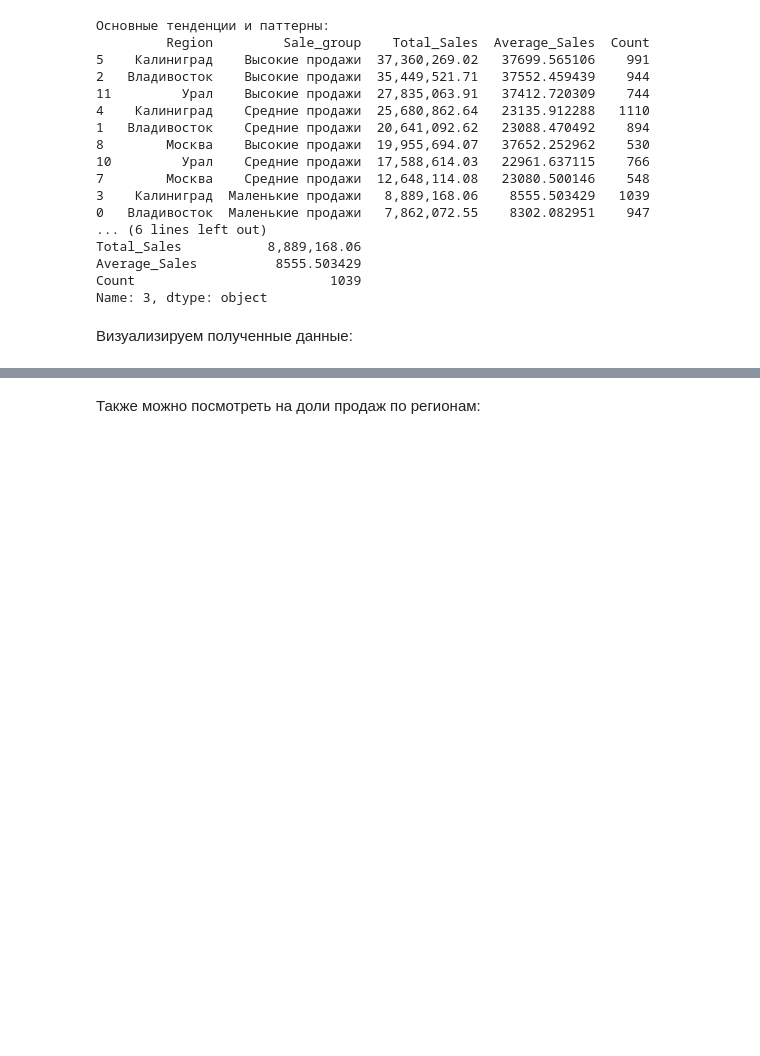
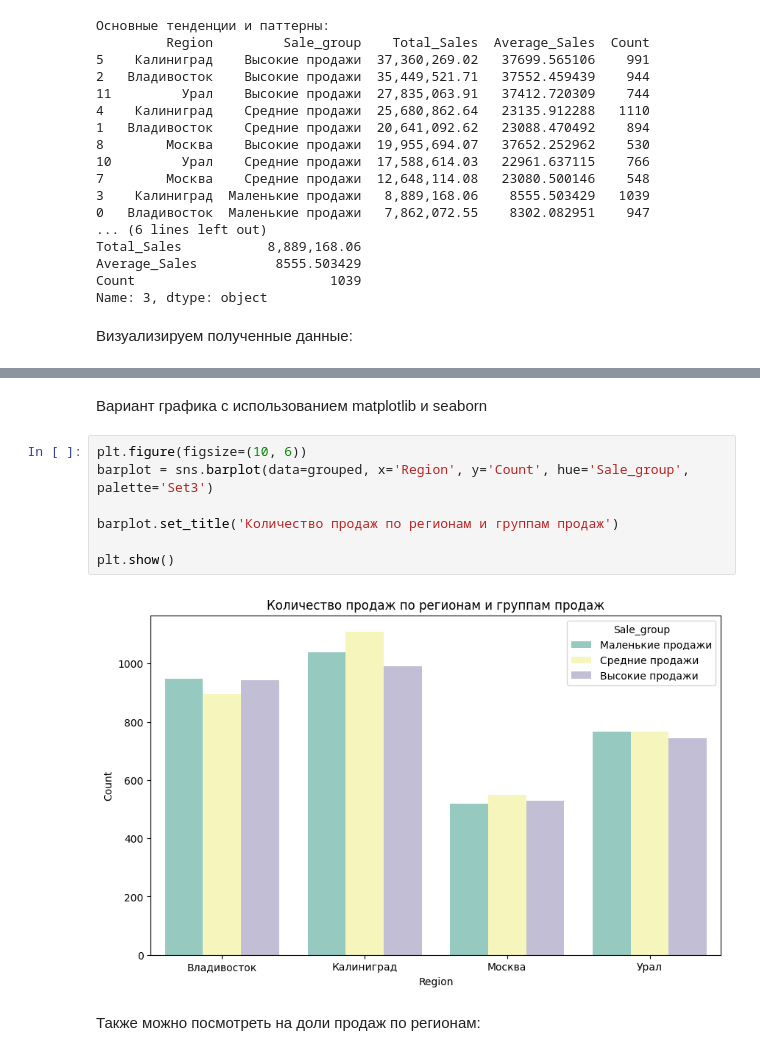
Before and after one commit to PwahblCrybaby/Avangard-Task, a Jupyter notebook: Train Task.ipynb, the cells around one changed output, grey strips where cells are left out. Cells and saved outputs as stored; diff of their text form; blank space fills up the shorter version.

```diff
--- a/Train Task.ipynb
+++ b/Train Task.ipynb
@@ -488,3 +525,14 @@ The default of observed=False is deprecated and will be changed to True in a fut
+# %% [markdown]
+Вариант графика с использованием matplotlib и seaborn
+# %%
+plt.figure(figsize=(10, 6))
+barplot = sns.barplot(data=grouped, x='Region', y='Count', hue='Sale_group', palette='Set3')
+
+barplot.set_title('Количество продаж по регионам и группам продаж')
+
+plt.show()
+# %% [output]
+[figure, added]
 # %% [markdown]
 Также можно посмотреть на доли продаж по регионам:
 # %%
```
Also changed, not shown: parts of 16 cells of this notebook.
